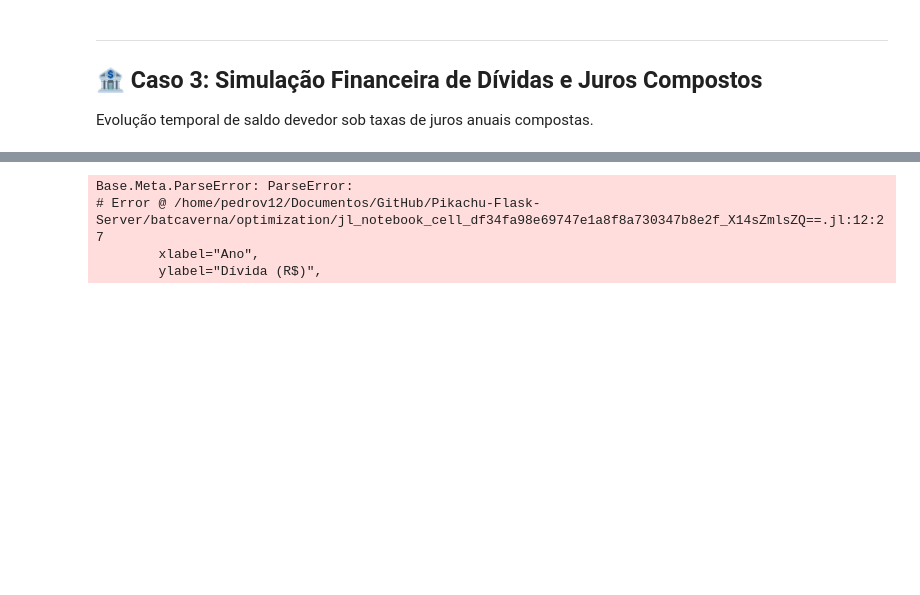
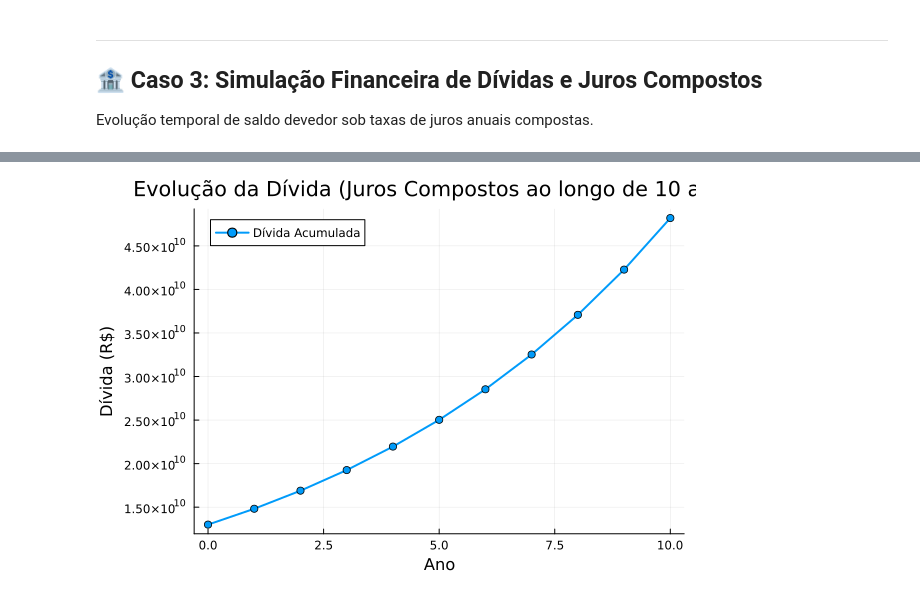
Before and after one commit to PedroVic12/Pikachu-Flask-Server, a Jupyter notebook: batcaverna/optimization/otimizacoes_em_julia.ipynb, the cells around one changed output, grey strips where cells are left out. Cells and saved outputs as stored; diff of their text form; code cells hidden in the pictures; blank space fills up the shorter version.

```diff
--- a/batcaverna/optimization/otimizacoes_em_julia.ipynb
+++ b/batcaverna/optimization/otimizacoes_em_julia.ipynb
@@ -207,25 +218,22 @@ Base.Meta.ParseError: ParseError:
 # %%
 # Visualização da Evolução Decenal da Dívida
 function plot_divida(divida_inicial, taxa_anual, numero_anos)
     anos = 0:numero_anos
     divida = [divida_inicial * (1 + taxa_anual)^ano for ano in anos]
 
     p = plot(
         anos,
         divida,
         marker=:circle,
         linewidth=2,
         xlabel="Ano",
-        ylabel="Dívida (R$)",
+        ylabel="Dívida (R\$)",
         title="Evolução da Dívida (Juros Compostos ao longo de $(numero_anos) anos)",
         label="Dívida Acumulada"
     )
     return p
 end
 
 plot_divida(divida_ini, taxa_ano, 10)
 # %% [output]
-Base.Meta.ParseError: ParseError:
-# Error @ /home/pedrov12/Documentos/GitHub/Pikachu-Flask-Server/batcaverna/optimization/jl_notebook_cell_df34fa98e69747e1a8f8a730347b8e2f_X14sZmlsZQ==.jl:12:27
-        xlabel="Ano",
-        ylabel="Dívida (R$)",
+[figure, added]
```
Also changed, not shown: parts of 7 cells of this notebook, 2 other files.
